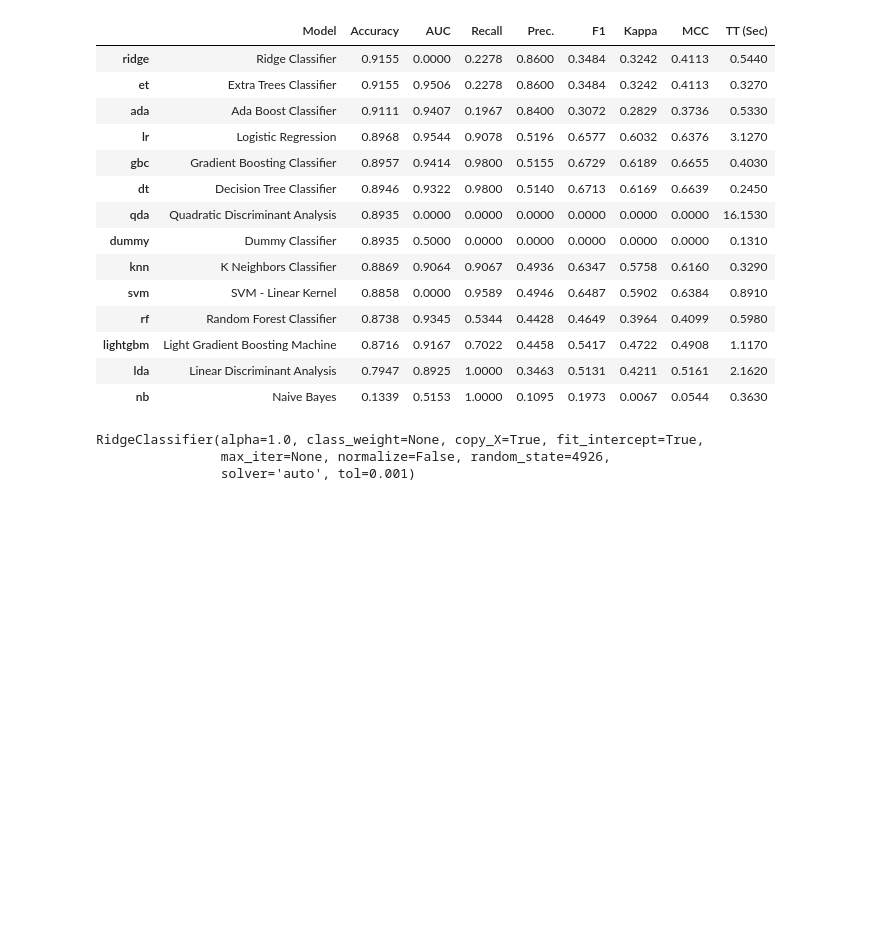
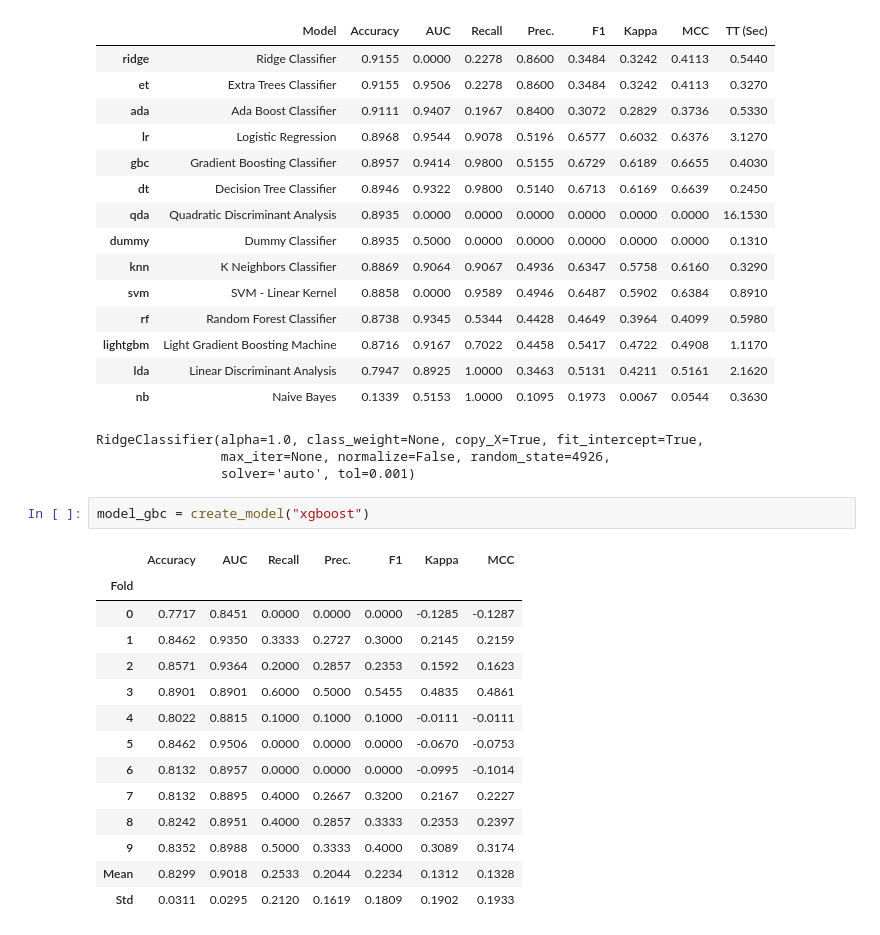
Before and after one commit to smrrazavian/child_abuse_detection, a Jupyter notebook: testNotebook.ipynb, the cells around one changed output. Saved outputs shown, nothing was run; the diff lists cells and outputs as text; blank space fills up the shorter version.

```diff
--- a/testNotebook.ipynb
+++ b/testNotebook.ipynb
@@ -164,3 +165,20 @@ compare_models()
 RidgeClassifier(alpha=1.0, class_weight=None, copy_X=True, fit_intercept=True,
                 max_iter=None, normalize=False, random_state=4926,
                 solver='auto', tol=0.001)
+# %%
+model_gbc = create_model("xgboost")
+# %% [output]
+|  | Accuracy | AUC | Recall | Prec. | F1 | Kappa | MCC |
+| Fold |  |  |  |  |  |  |  |
+| 0 | 0.7717 | 0.8451 | 0.0000 | 0.0000 | 0.0000 | -0.1285 | -0.1287 |
+| 1 | 0.8462 | 0.9350 | 0.3333 | 0.2727 | 0.3000 | 0.2145 | 0.2159 |
+| 2 | 0.8571 | 0.9364 | 0.2000 | 0.2857 | 0.2353 | 0.1592 | 0.1623 |
+| 3 | 0.8901 | 0.8901 | 0.6000 | 0.5000 | 0.5455 | 0.4835 | 0.4861 |
+| 4 | 0.8022 | 0.8815 | 0.1000 | 0.1000 | 0.1000 | -0.0111 | -0.0111 |
+| 5 | 0.8462 | 0.9506 | 0.0000 | 0.0000 | 0.0000 | -0.0670 | -0.0753 |
+| 6 | 0.8132 | 0.8957 | 0.0000 | 0.0000 | 0.0000 | -0.0995 | -0.1014 |
+| 7 | 0.8132 | 0.8895 | 0.4000 | 0.2667 | 0.3200 | 0.2167 | 0.2227 |
+| 8 | 0.8242 | 0.8951 | 0.4000 | 0.2857 | 0.3333 | 0.2353 | 0.2397 |
+| 9 | 0.8352 | 0.8988 | 0.5000 | 0.3333 | 0.4000 | 0.3089 | 0.3174 |
+| Mean | 0.8299 | 0.9018 | 0.2533 | 0.2044 | 0.2234 | 0.1312 | 0.1328 |
+| Std | 0.0311 | 0.0295 | 0.2120 | 0.1619 | 0.1809 | 0.1902 | 0.1933 |
```
Also changed, not shown: parts of 3 cells of this notebook, 7 other files.
